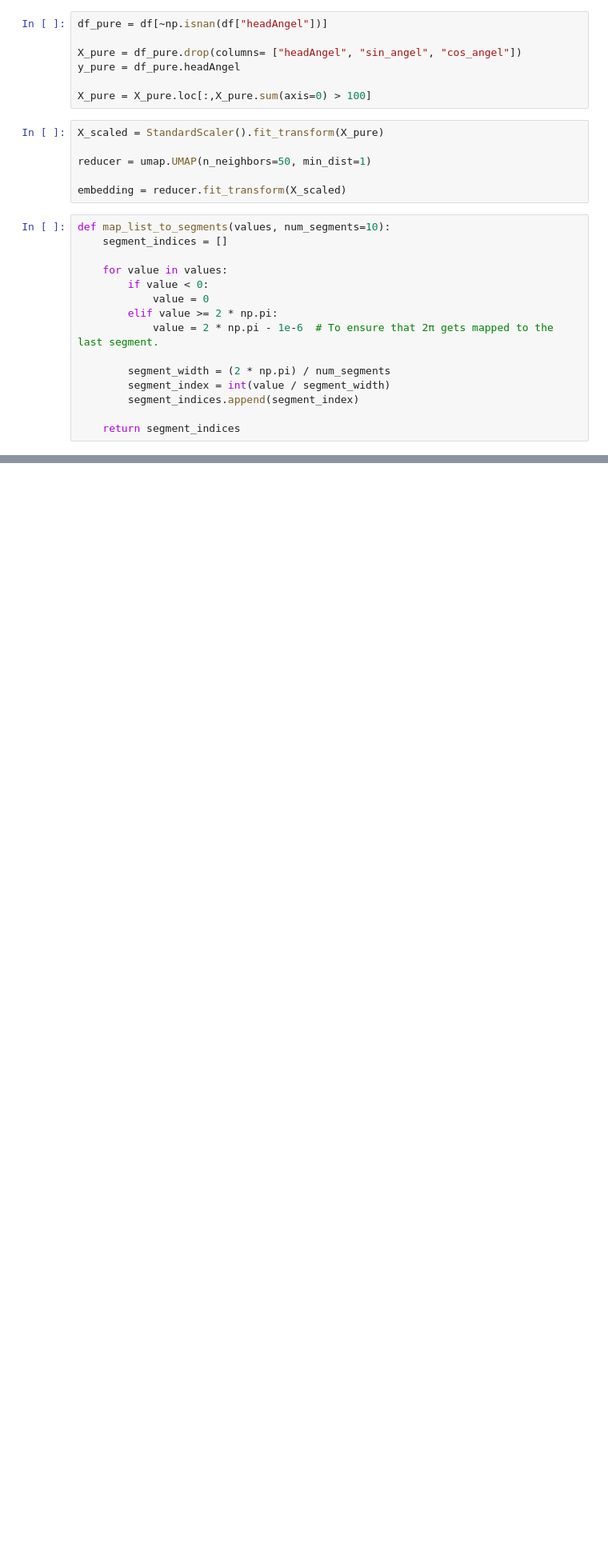
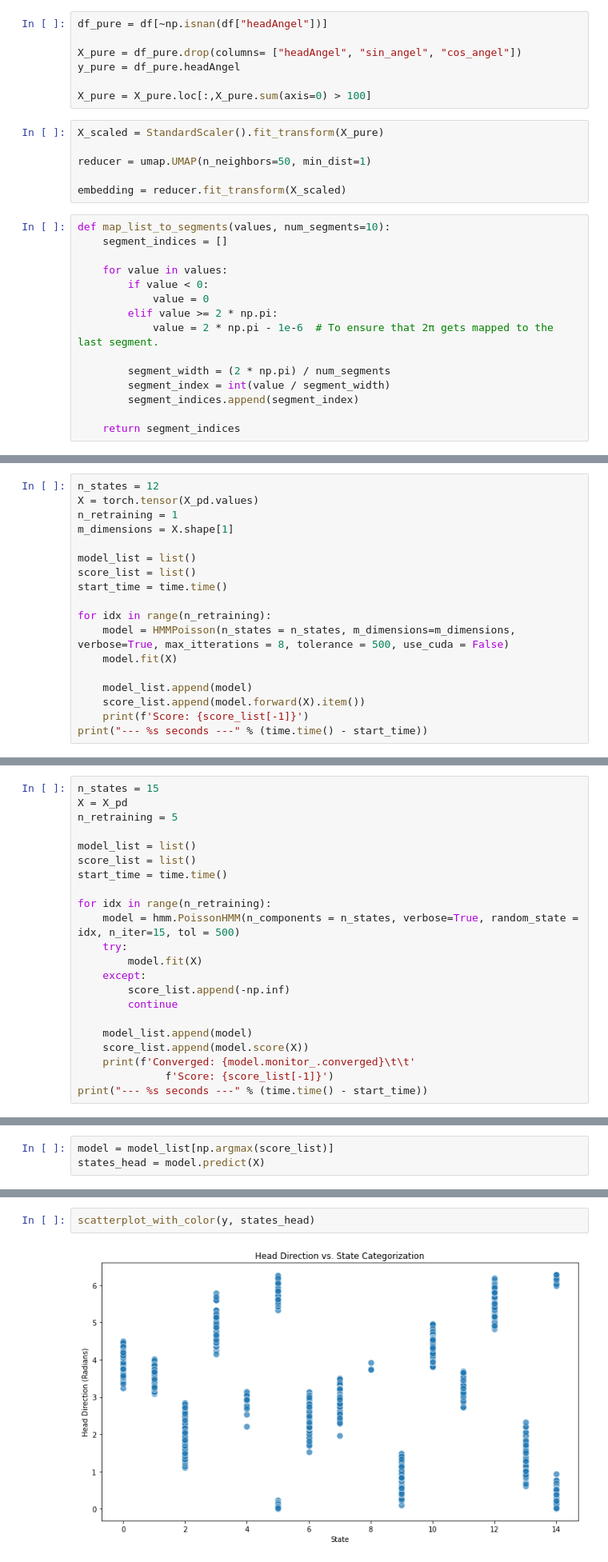
Before and after one commit to Zoroa1885/Hidden_Markov_Poisson_Torch_Model, a Jupyter notebook: analysis.ipynb, the cells around one changed output, grey strips where cells are left out. Shown: that part at 80% size. Saved outputs shown, nothing was run; the diff lists cells and outputs as text; blank space fills up the shorter version.

Commit message:
Improve plots

```diff
--- a/analysis.ipynb
+++ b/analysis.ipynb
@@ -103,0 +117,18 @@ plt.title('UMAP projection of neuron activity');
+# %%
+n_states = 12
+X = torch.tensor(X_pd.values)
+n_retraining = 1
+m_dimensions = X.shape[1]
+
+model_list = list()
+score_list = list()
+start_time = time.time()
+
+for idx in range(n_retraining):
+    model = HMMPoisson(n_states = n_states, m_dimensions=m_dimensions, verbose=True, max_itterations = 8, tolerance = 500, use_cuda = False)
+    model.fit(X)
+
+    model_list.append(model)
+    score_list.append(model.forward(X).item())
+    print(f'Score: {score_list[-1]}')
+print("--- %s seconds ---" % (time.time() - start_time))
@@ -103,0 +145,22 @@ plt.title('UMAP projection of neuron activity');
+# %%
+n_states = 15
+X = X_pd
+n_retraining = 5
+
+model_list = list()
+score_list = list()
+start_time = time.time()
+
+for idx in range(n_retraining):
+    model = hmm.PoissonHMM(n_components = n_states, verbose=True, random_state = idx, n_iter=15, tol = 500)
+    try:
+        model.fit(X)
+    except:
+        score_list.append(-np.inf)
+        continue
+
+    model_list.append(model)
+    score_list.append(model.score(X))
+    print(f'Converged: {model.monitor_.converged}\t\t'
+              f'Score: {score_list[-1]}')
+print("--- %s seconds ---" % (time.time() - start_time))
@@ -103,0 +226,3 @@ plt.title('UMAP projection of neuron activity');
+# %%
+model = model_list[np.argmax(score_list)]
+states_head = model.predict(X)
@@ -103,0 +231,4 @@ plt.title('UMAP projection of neuron activity');
+# %%
+scatterplot_with_color(y, states_head)
+# %% [output]
+[figure, added]
```
Also changed, not shown: parts of 16 cells of this notebook, 2 other files.
